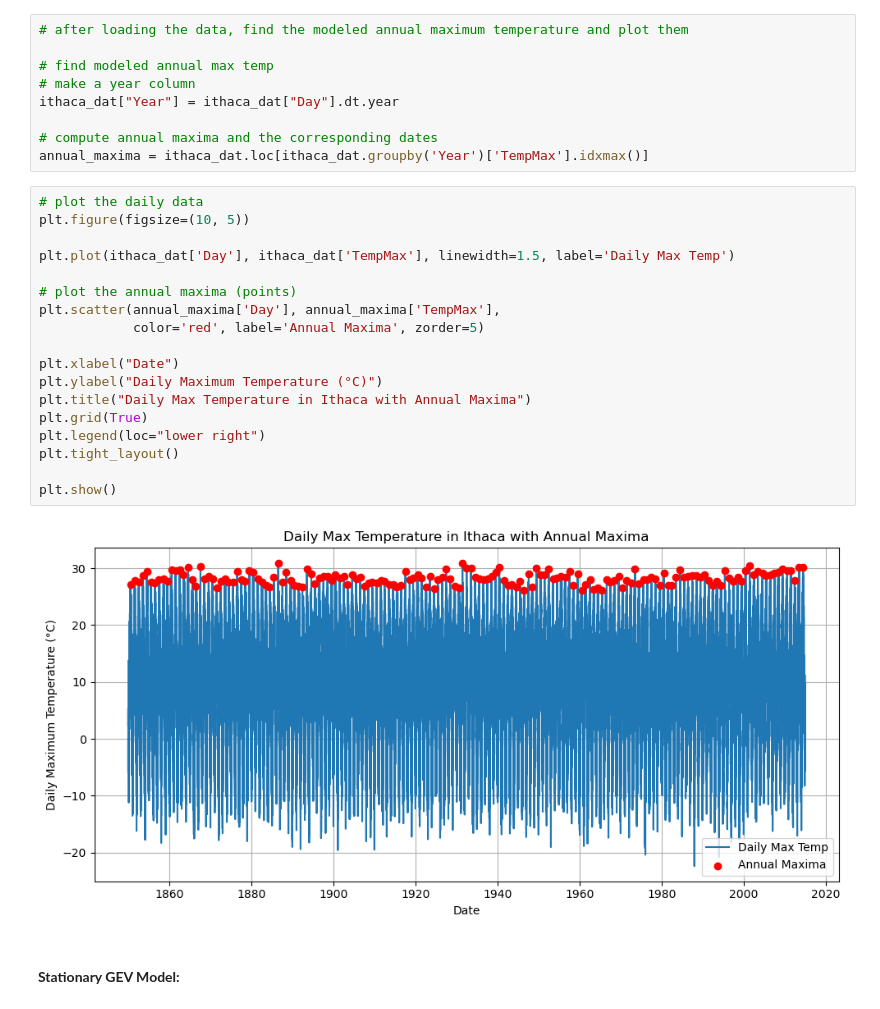
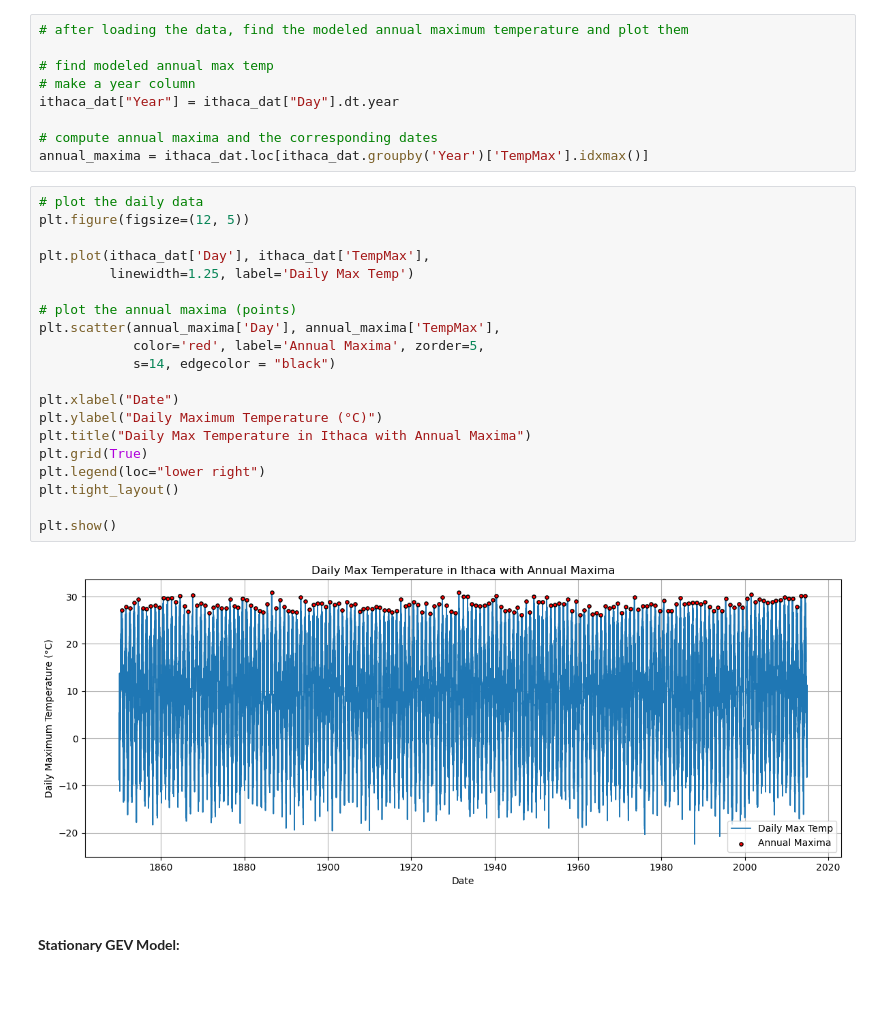
Before and after one commit to BEE4850-SP25/hw05-christinemswanson, a Jupyter notebook: hw05.ipynb, the cells around one changed output. Saved outputs shown, nothing was run; the diff lists cells and outputs as text.

```diff
--- a/hw05.ipynb
+++ b/hw05.ipynb
@@ -114,24 +117,26 @@ ithaca_dat["Year"] = ithaca_dat["Day"].dt.year
 annual_maxima = ithaca_dat.loc[ithaca_dat.groupby('Year')['TempMax'].idxmax()]
 # %%
 # plot the daily data
-plt.figure(figsize=(10, 5))
+plt.figure(figsize=(12, 5))
 
-plt.plot(ithaca_dat['Day'], ithaca_dat['TempMax'], linewidth=1.5, label='Daily Max Temp')
+plt.plot(ithaca_dat['Day'], ithaca_dat['TempMax'],
+         linewidth=1.25, label='Daily Max Temp')
 
 # plot the annual maxima (points)
 plt.scatter(annual_maxima['Day'], annual_maxima['TempMax'],
-            color='red', label='Annual Maxima', zorder=5)
+            color='red', label='Annual Maxima', zorder=5,
+            s=14, edgecolor = "black")
 
 plt.xlabel("Date")
 plt.ylabel("Daily Maximum Temperature (°C)")
 plt.title("Daily Max Temperature in Ithaca with Annual Maxima")
 plt.grid(True)
 plt.legend(loc="lower right")
 plt.tight_layout()
 
 plt.show()
 # %% [output]
-[figure, old version]
+[figure, new version]
 # %% [markdown]
 #### **Stationary GEV Model:**
 # %%
```
Also changed, not shown: parts of 11 cells of this notebook.
